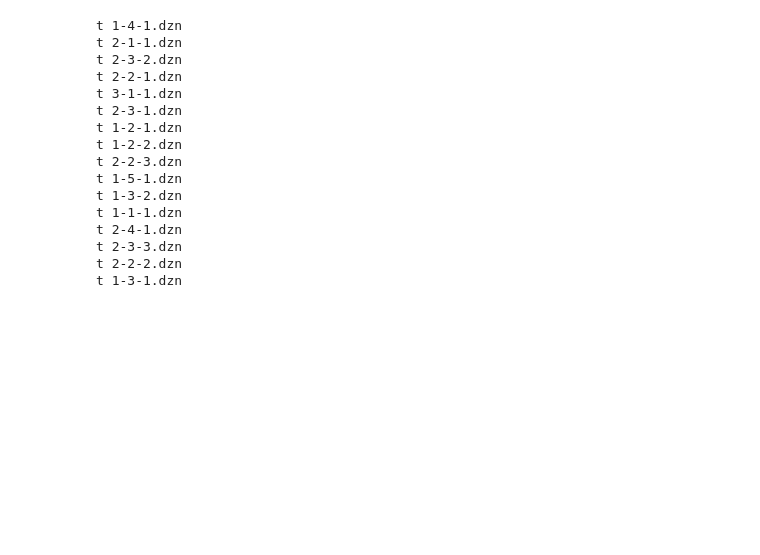
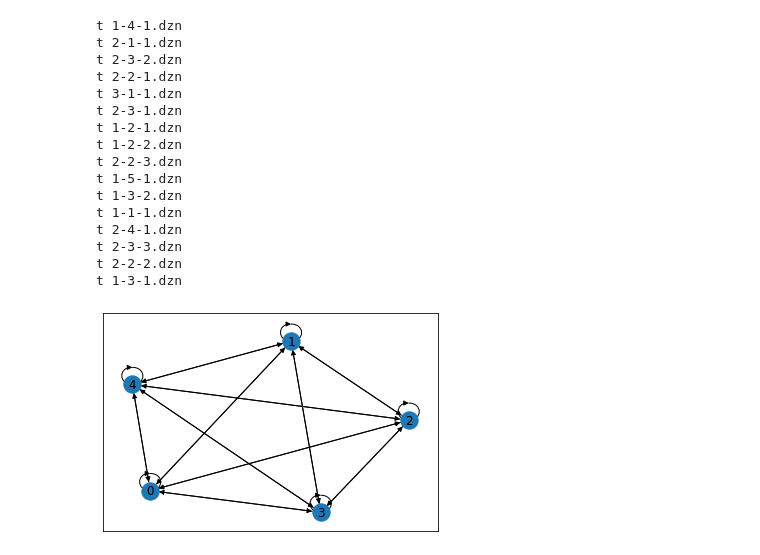
Before and after one commit to Rickkert00/AIDM-CHSP, a Jupyter notebook: experiment_imitation.ipynb, the cells around one changed output. Saved outputs shown, nothing was run; the diff lists cells and outputs as text; code cells hidden in the pictures; blank space fills up the shorter version.

```diff
--- a/experiment_imitation.ipynb
+++ b/experiment_imitation.ipynb
@@ -120,3 +121,13 @@ t 2-4-1.dzn
 t 2-3-3.dzn
 t 2-2-2.dzn
 t 1-3-1.dzn
+# %%
+from imitation_learning.train import load_graph_data
+path = './chsp-generators-main/instances/linear_solutions.npy'
+training, test = load_graph_data(path)
+# %%
+import networkx as nx
+g_x = training[0][0].to_networkx()
+nx.draw_networkx(g_x)
+# %% [output]
+[figure, added]
```
Also changed, not shown: parts of 1 cell of this notebook, 2 other files.
